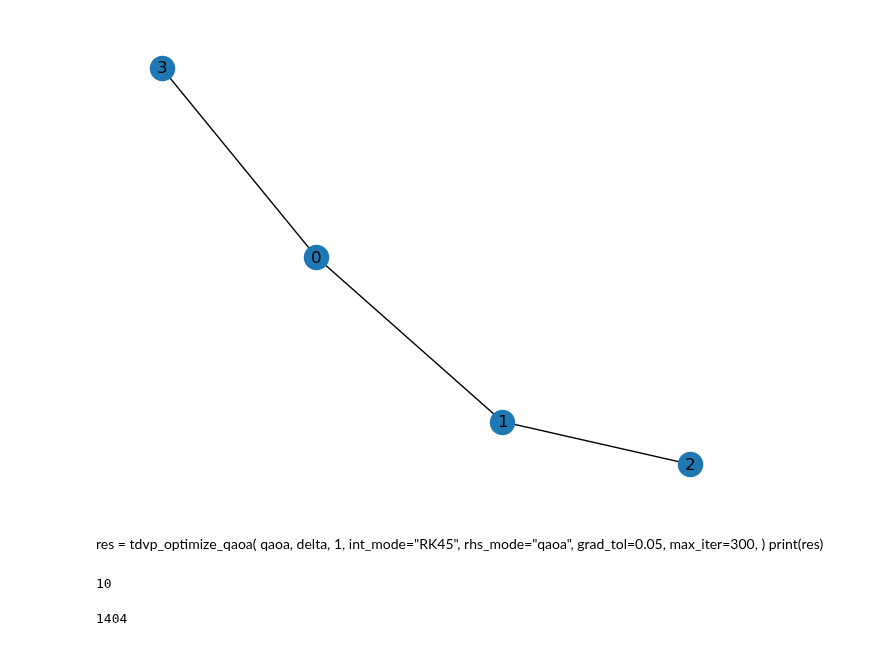
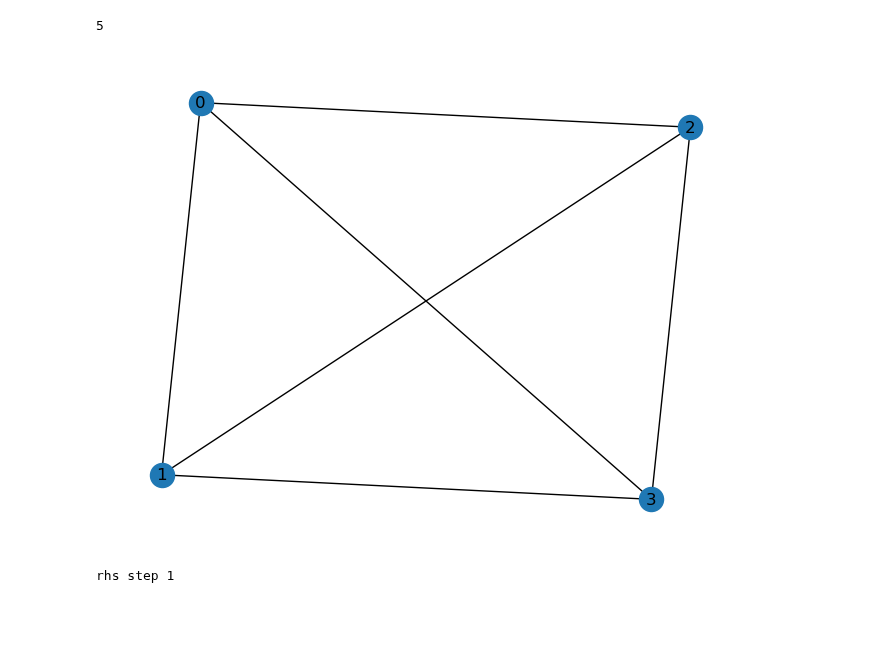
Before and after one commit to LeonhardRichter/TDVP_and_QAOA, a Jupyter notebook: testing.ipynb, the cells around one changed output. Drawn from its saved outputs; the diff is of its cells as text; code cells hidden in the pictures; blank space fills up the shorter version.

```diff
--- a/testing.ipynb
+++ b/testing.ipynb
@@ -8,33 +14,26 @@ from multiprocessing import Value
+# %%
+with open(f"./instances/n{n}_graphs.p","rb") as f:
+    graphs = pickle.load(f)
+# %%
+index = np.random.randint(0,len(graphs)); print(index)
+# %% [output]
+5
 # %%
-p = 2
-n=4
-instance = MaxCut(get_connected_rn_graph(n, 0.5))
-qaoa = QAOA(qubo=instance.qubo, p=p)
+instance = MaxCut(graphs[index])
+qaoa = QAOA(qubo=instance.qubo, p=p, mapping=serial_map)
 delta = tuple(1 for _ in range(2 * qaoa.p))
 # %% [output]
-[figure, old version]
+[figure, new version]
-# %% [markdown]
-res = tdvp_optimize_qaoa(
-    qaoa,
-    delta,
-    1,
-    int_mode="RK45",
-    rhs_mode="qaoa",
-    grad_tol=0.05,
-    max_iter=300,
-)
-print(res)
-# %%
-qaoa.test_map()
-# %% [output]
-10
-# %%
-qaoa.reset_gate_counter()
-list(parallel_map(
-            task=qaoa._Gij,
-            values=[(0,0),(0,1)],  # all combinations of indices, including the diagonal
-            task_args=(delta,),
-        ))
-qaoa.num_gates
-# %% [output]
-1404
+# %%
+res = tdvp_optimize_qaoa(
+    qaoa,
+    delta,
+    .1,
+    int_mode="euler",
+    rhs_mode="qaoa",
+    grad_tol=0.1,
+    max_iter=300,
+)
+print(res)
+# %% [output]
+rhs step 1
```
Also changed, not shown: parts of 2 cells of this notebook, 3 other files.
